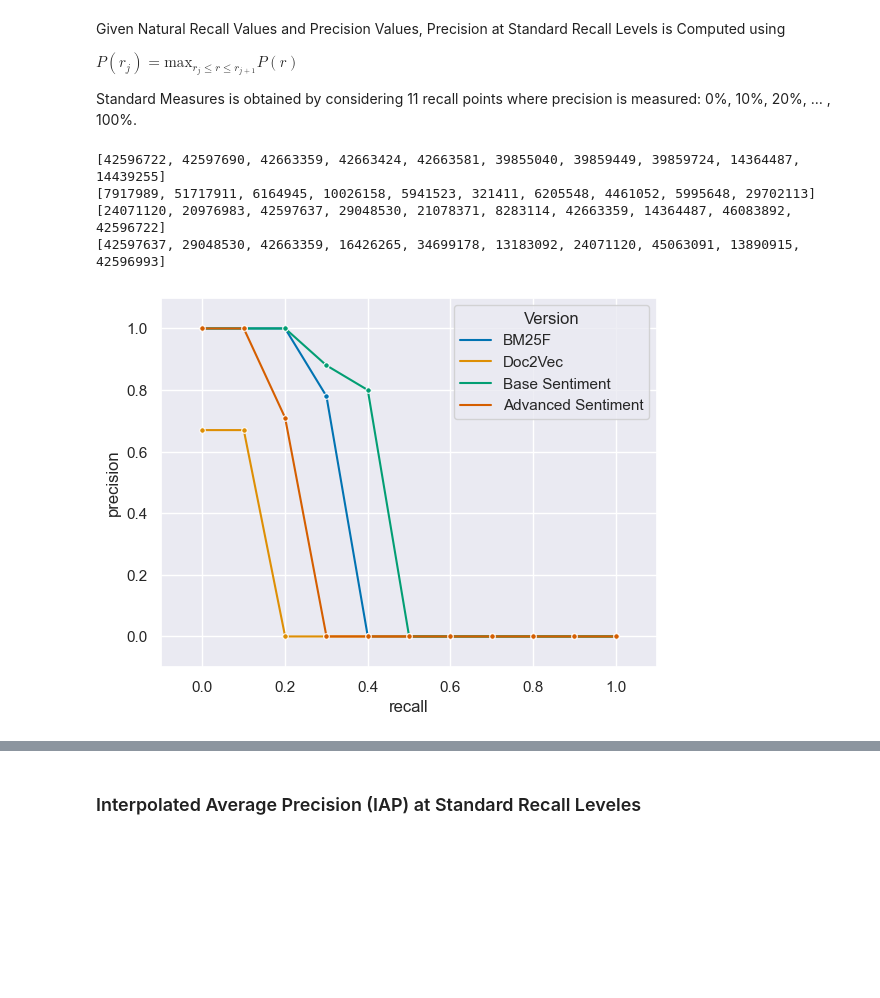
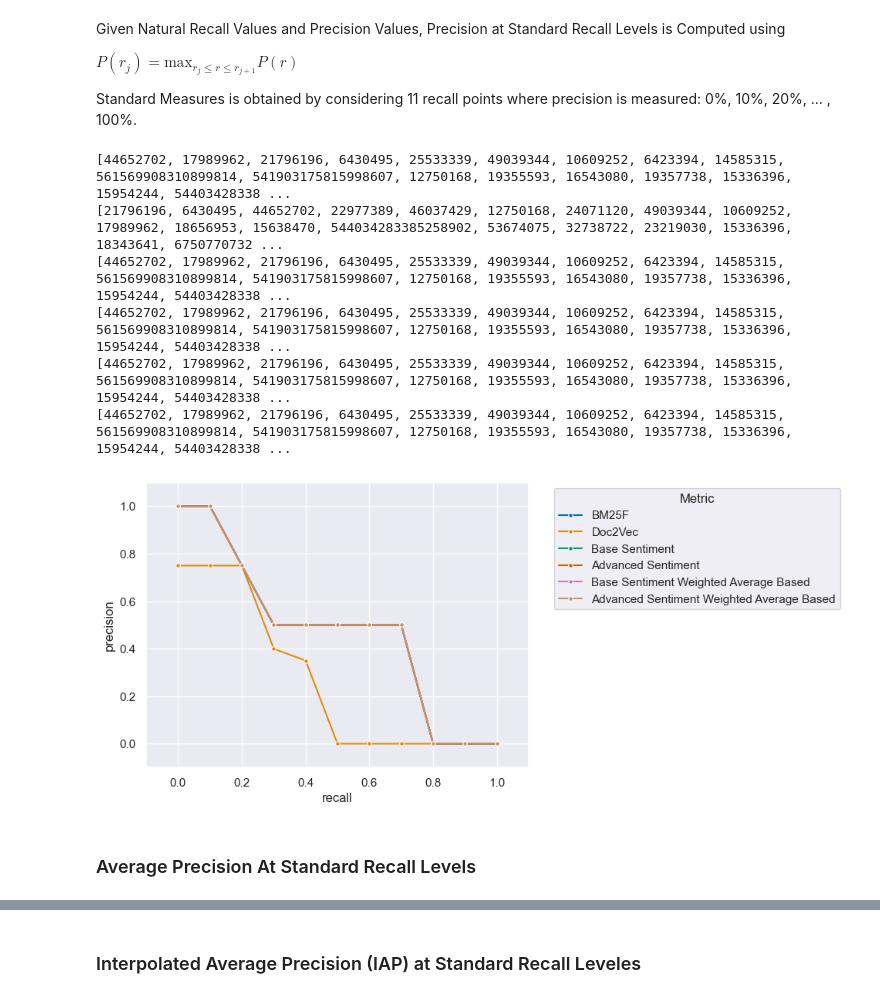
Before and after one commit to albertonuzzaci/ProgettoGestione, a Jupyter notebook: benchmarks.ipynb, the cells around one changed output, grey strips where cells are left out. Cells and saved outputs as stored; diff of their text form; code cells hidden in the pictures; blank space fills up the shorter version.

```diff
--- a/benchmarks.ipynb
+++ b/benchmarks.ipynb
@@ -22,7 +22,7 @@ import os
 import json
 from whoosh.scoring import BM25F
 from doc2vec.doc2vec_model import Doc2VecModel
-from sentiment.sentiment_model import SentimentWeightingModel, AdvancedSentimentWeightingModel
+from sentiment.sentiment_model import SentimentWeightingModel, AdvancedSentimentWeightingModel, SentimentWeightingModelWeightedAverage, AdvancedSentimentWeightingModelWeightedAverage
 
 import seaborn as sns
 import pandas as pd
@@ -34,10 +34,13 @@ file_path = os.path.join("evaluation", "queries.json")
 with open(file_path) as f:
     queries = json.load(f)
 
+
 # Models that need to be tested.
 models = [
 	(BM25F(), "BM25F"),
  	(Doc2VecModel(), "Doc2Vec"),
 	(SentimentWeightingModel(), "Base Sentiment"),
-	(AdvancedSentimentWeightingModel(), "Advanced Sentiment" )
+	(AdvancedSentimentWeightingModel(), "Advanced Sentiment" ),
+	(SentimentWeightingModelWeightedAverage(), "Base Sentiment Weighted Average Based"),
+	(AdvancedSentimentWeightingModelWeightedAverage(), "Advanced Sentiment Weighted Average Based")
 ]
@@ -65,7 +63,7 @@ ID       UIN
 Query selection occurs by assigning a value to the variable ***examined_q*** within the available range shown above.
 # %%
 try:
-    examined_q = 2
+    examined_q = 0
     # 2 3 5 6 7 9
     print("User Information Need: " + queries[examined_q]["UIN"])
 except IndexError as e:
@@ -96,36 +94,41 @@ Standard Measures is obtained by considering 11 recall points where precision is
 axes = ["recall", "precision"]
 
 # create a dataframe for Seaborn
 df = pd.DataFrame()
 
 for model, model_name in models:
-    result = b.getResults(10, model)
+    result = b.getResults(20, model)
     print(result)
     # get precision at standard recall values over list of result
     SRLValues = b.getSRLValues(
         b.getPrecisionValues(result),
         b.getRecallValues(result)
     )
 
     # tmp dataframe concatenated to the main one
     dfB = pd.DataFrame(SRLValues, columns = axes)
     dfB["Version"] = f'{model_name}'
 
     df = pd.concat([df, dfB])
 
 sns.set_theme()
 
 
 # plot the line graph
 pltP = sns.lineplot(data = df, x = 'recall', y = 'precision', marker='o', markersize=4,
             hue="Version", palette="colorblind")
+pltP.legend(title='Metric', bbox_to_anchor=(1.05, 1), loc='upper left')
 
 # set fixed axes, the semicolon suppress the output
 pltP.set_xlim([-0.1, 1.1]);
 pltP.set_ylim([-0.1, 1.1]);
 # %% [output]
-[42596722, 42597690, 42663359, 42663424, 42663581, 39855040, 39859449, 39859724, 14364487, 14439255]
-[7917989, 51717911, 6164945, 10026158, 5941523, 321411, 6205548, 4461052, 5995648, 29702113]
-[24071120, 20976983, 42597637, 29048530, 21078371, 8283114, 42663359, 14364487, 46083892, 42596722]
-[42597637, 29048530, 42663359, 16426265, 34699178, 13183092, 24071120, 45063091, 13890915, 42596993]
+[44652702, 17989962, 21796196, 6430495, 25533339, 49039344, 10609252, 6423394, 14585315, 561569908310899814, 541903175815998607, 12750168, 19355593, 16543080, 19357738, 15336396, 15954244, 54403428338 ...
+[21796196, 6430495, 44652702, 22977389, 46037429, 12750168, 24071120, 49039344, 10609252, 17989962, 18656953, 15638470, 544034283385258902, 53674075, 32738722, 23219030, 15336396, 18343641, 6750770732 ...
+[44652702, 17989962, 21796196, 6430495, 25533339, 49039344, 10609252, 6423394, 14585315, 561569908310899814, 541903175815998607, 12750168, 19355593, 16543080, 19357738, 15336396, 15954244, 54403428338 ...
+[44652702, 17989962, 21796196, 6430495, 25533339, 49039344, 10609252, 6423394, 14585315, 561569908310899814, 541903175815998607, 12750168, 19355593, 16543080, 19357738, 15336396, 15954244, 54403428338 ...
+[44652702, 17989962, 21796196, 6430495, 25533339, 49039344, 10609252, 6423394, 14585315, 561569908310899814, 541903175815998607, 12750168, 19355593, 16543080, 19357738, 15336396, 15954244, 54403428338 ...
+[44652702, 17989962, 21796196, 6430495, 25533339, 49039344, 10609252, 6423394, 14585315, 561569908310899814, 541903175815998607, 12750168, 19355593, 16543080, 19357738, 15336396, 15954244, 54403428338 ...
-[figure, old version]
+[figure, new version]
+# %% [markdown]
+### Average Precision At Standard Recall Levels
```
Also changed, not shown: parts of 10 cells of this notebook, 30 other files.
